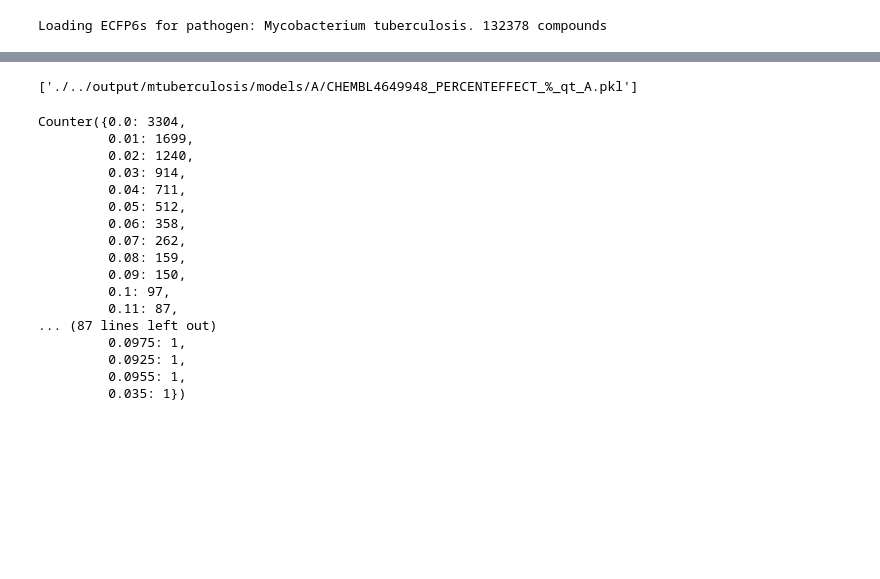
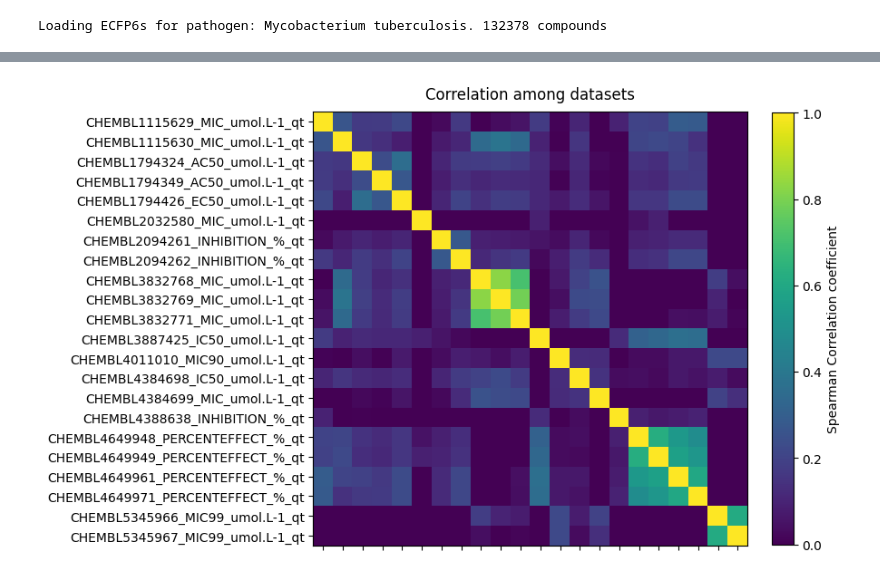
Before and after one commit to ersilia-os/chembl-antimicrobial-tasks, a Jupyter notebook: notebooks/test.ipynb, the cells around one changed output, grey strips where cells are left out. Drawn from its saved outputs; the diff is of its cells as text; code cells hidden in the pictures; blank space fills up the shorter version.

Commit message:
fixing bug mixed datasets

```diff
--- a/notebooks/test.ipynb
+++ b/notebooks/test.ipynb
@@ -89,6 +90,10 @@ for pathogen in pathogens[1:2]:
     pathogen_code = get_pathogen_code(pathogen)
     pathogen_to_datasets[pathogen] = dict()
 
+    # Create path to correlations
+    PATH_TO_CORRELATIONS = os.path.join(OUTPUT, pathogen_code, "correlations")
+    os.makedirs(PATH_TO_CORRELATIONS, exist_ok=True)
+
     # Get data information
     data_info = pd.read_csv(os.path.join(OUTPUT, pathogen_code, "assays_data.csv"))
 
@@ -101,5 +106,8 @@ for pathogen in pathogens[1:2]:
     # Loading Morgan fingerprints
     PATH_TO_ECFPs = os.path.join(root, "..", "output", "descriptors.h5")
     ecfps = load_ecfp_subset_by_chembl_id(PATH_TO_ECFPs, compounds)
+
+    # Prepare reference matrix of Morgan fingerprints
+    X_REF = np.array([ecfps[cid] for cid in REFERENCE_SET if cid in ecfps])
 # %% [output]
 Loading ECFP6s for pathogen: Mycobacterium tuberculosis. 132378 compounds
@@ -202,24 +210,40 @@ Mean AUROC: 0.7088 ± 0.0124
-# %%
-joblib.dump(RF, os.path.join(OUTPUT, pathogen_code, 'models', 'A', filename.replace('.csv.gz', '_A.pkl')), compress=1)
-# %% [output]
-['./../output/mtuberculosis/models/A/CHEMBL4649948_PERCENTEFFECT_%_qt_A.pkl']
-# %%
-Counter(RF.predict_proba(X_REF)[:,1].tolist())
-# %% [output]
-Counter({0.0: 3304,
-         0.01: 1699,
-         0.02: 1240,
-         0.03: 914,
-         0.04: 711,
-         0.05: 512,
-         0.06: 358,
-         0.07: 262,
-         0.08: 159,
-         0.09: 150,
-         0.1: 97,
-         0.11: 87,
-... (87 lines left out)
-         0.0975: 1,
-         0.0925: 1,
-         0.0955: 1,
-         0.035: 1})
+# %%
+
+prob_files = sorted([f for f in os.listdir(PATH_TO_CORRELATIONS) if f.endswith("_ref_probs.npz")])
+
+assay_names = []
+prob_vectors = []
+
+for f in prob_files:
+    path = os.path.join(PATH_TO_CORRELATIONS, f)
+    data = np.load(path)
+    y_prob_ref = data["y_prob_ref"]
+
+    assay_label = f.replace("_ref_probs.npz", "")   # you can customize naming here
+    assay_names.append(assay_label)
+    prob_vectors.append(y_prob_ref)
+
+P = np.array(prob_vectors)
+corr, pvals = spearmanr(P.T)
+# %%
+import matplotlib.pyplot as plt
+
+corr_df = pd.DataFrame(corr, index=assay_names, columns=assay_names)
+
+# --- Plot heatmap ---
+fig, ax = plt.subplots(figsize=(8, 6))
+im = ax.imshow(corr_df.values, vmin=0, vmax=1)
+
+ax.set_xticks(np.arange(len(assay_names)))
+ax.set_yticks(np.arange(len(assay_names)))
+ax.set_xticklabels([], rotation=90)
+ax.set_yticklabels(assay_names)
+
+ax.set_title("Correlation among datasets", pad=10, size=12)
+cbar = fig.colorbar(im, ax=ax, fraction=0.045)
+cbar.set_label("Spearman Correlation coefficient")
+
+plt.tight_layout()
+plt.show()
+# %% [output]
+[figure, added]
```
Also changed, not shown: parts of 6 cells of this notebook, 5 other files.
